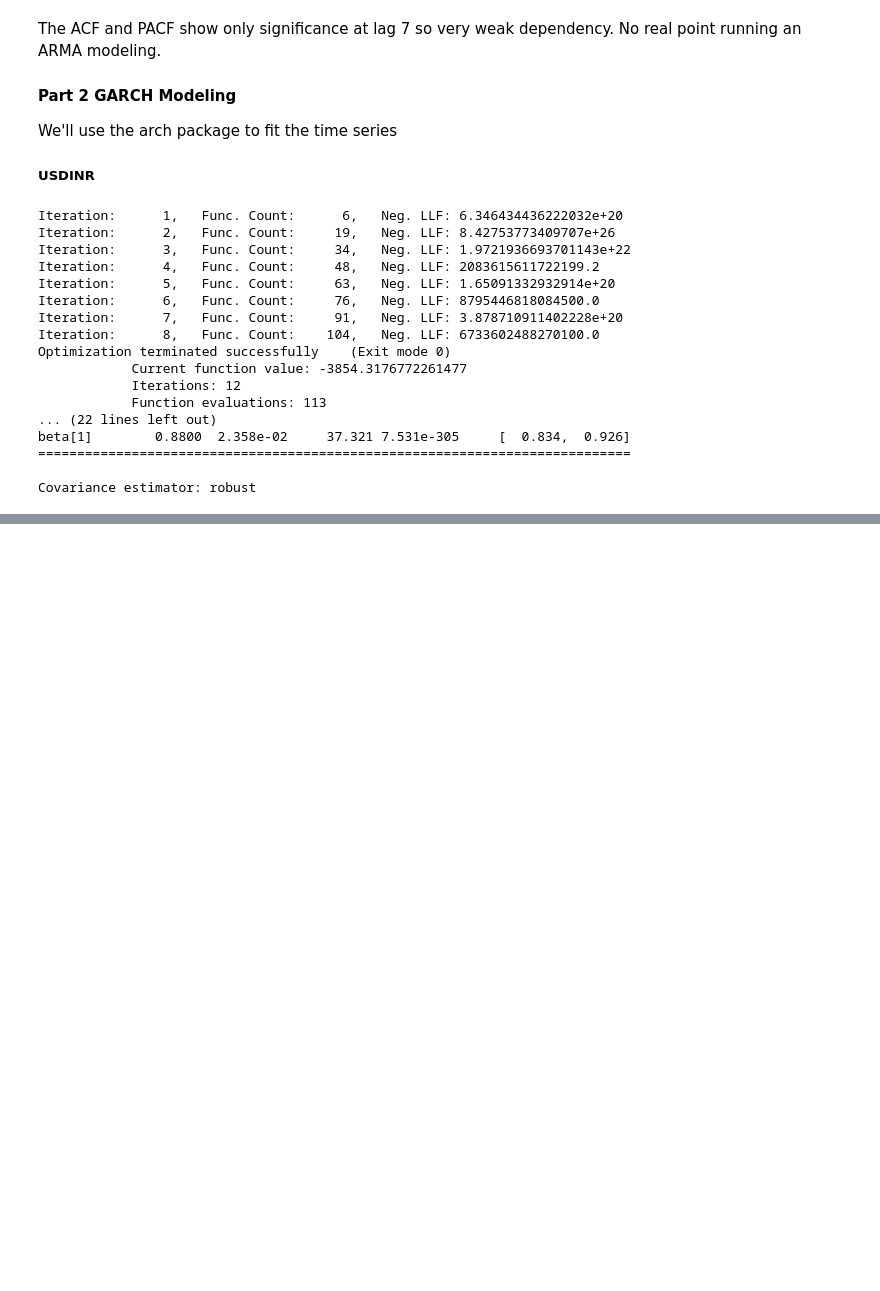
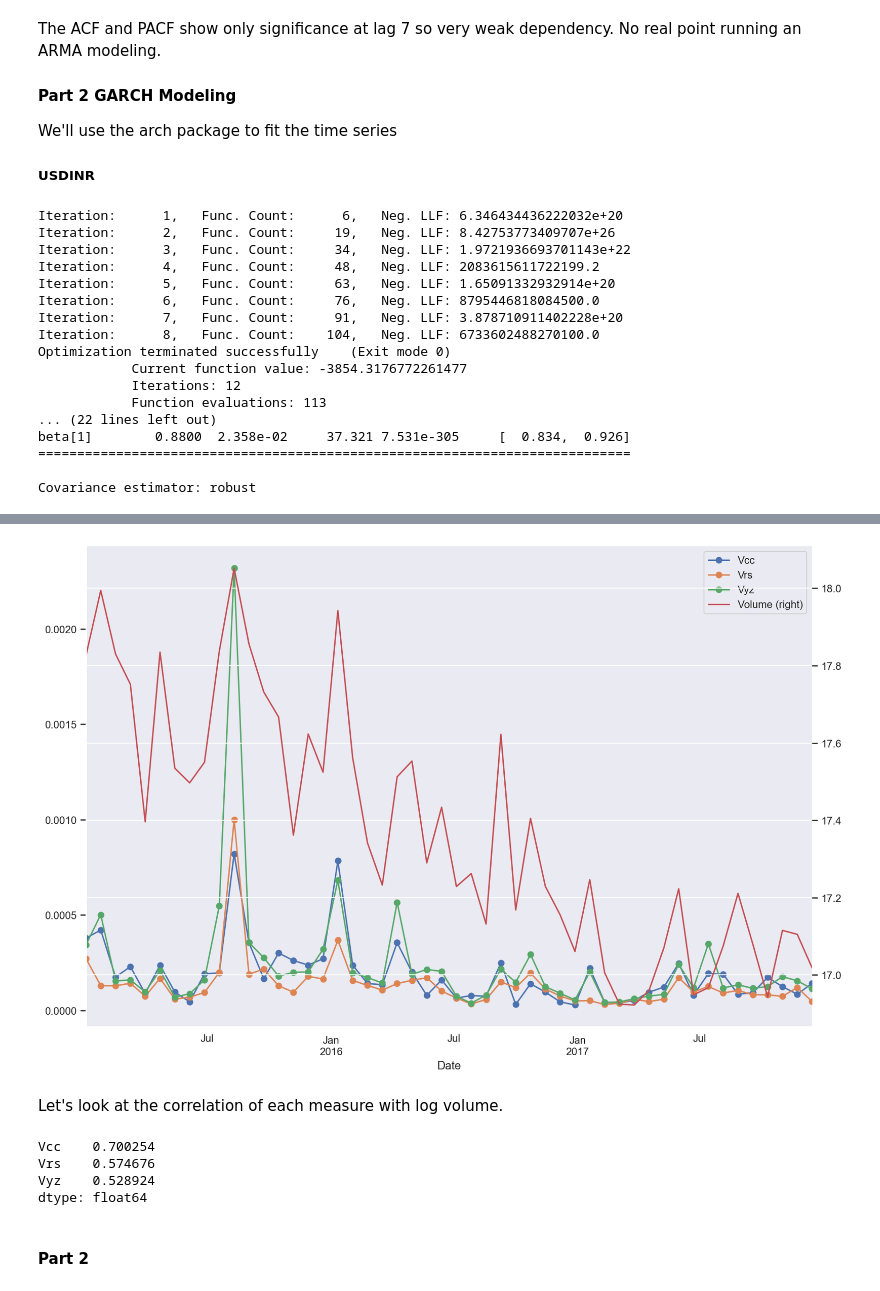
Before and after one commit to NehrenD/algo_trading_and_quant_strategies, a Jupyter notebook: exercises/chapter2_solutions.ipynb, the cells around one changed output, grey strips where cells are left out. Drawn from its saved outputs; the diff is of its cells as text; code cells hidden in the pictures; blank space fills up the shorter version.

```diff
--- a/exercises/chapter2_solutions.ipynb
+++ b/exercises/chapter2_solutions.ipynb
@@ -307,0 +415,38 @@ Covariance estimator: robust
+# %%
+def vol_estimates(df):
+    o = np.log(df.Open) - np.log(df.Close.shift())
+    u = np.log(df.High) - np.log(df.Open)
+    d = np.log(df.Low) - np.log(df.Open)
+    c = np.log(df.Close) - np.log(df.Open)
+
+    n = c.shape[0]
+    k = 0.34/(1.34 + (n+1)*(n-1))
+
+    v_cc = ((o + c) - (o.mean()+c.mean())).pow(2).sum()/(n-1)
+    v_rs = (u*(u-c) + d*(d-c)).sum()/n
+
+    v_yz = (o - o.mean()).pow(2).sum()/(n-1) + k*(c - c.mean()).pow(2).sum()/(n-1) + (1-k)*v_rs
+
+    return pd.Series({'Vcc':v_cc,'Vrs':v_rs,'Vyz':v_yz})
+# %%
+vol_measures = aapl.groupby(pd.Grouper(freq='22d')).apply(vol_estimates)
+log_volume =  aapl.Volume.groupby(pd.Grouper(freq='22d')).apply(lambda x: np.log(x).mean())
+fig,ax = plt.subplots(figsize=(12,8))
+_ = vol_measures.iloc[:,0:3].plot(ax=ax,linestyle='-',marker='o')
+_ = log_volume.plot(ax=ax,secondary_y=True,label=None,legend=True)
+sns.despine()
+plt.tight_layout()
+plt.show()
+# %% [output]
+[figure, added]
+# %% [markdown]
+Let's look at the correlation of each measure with  log volume.
+# %%
+vol_measures.corrwith(log_volume)
+# %% [output]
+Vcc    0.700254
+Vrs    0.574676
+Vyz    0.528924
+dtype: float64
+# %% [markdown]
+#### Part 2
```
Also changed, not shown: parts of 35 cells of this notebook, 2 other files.
